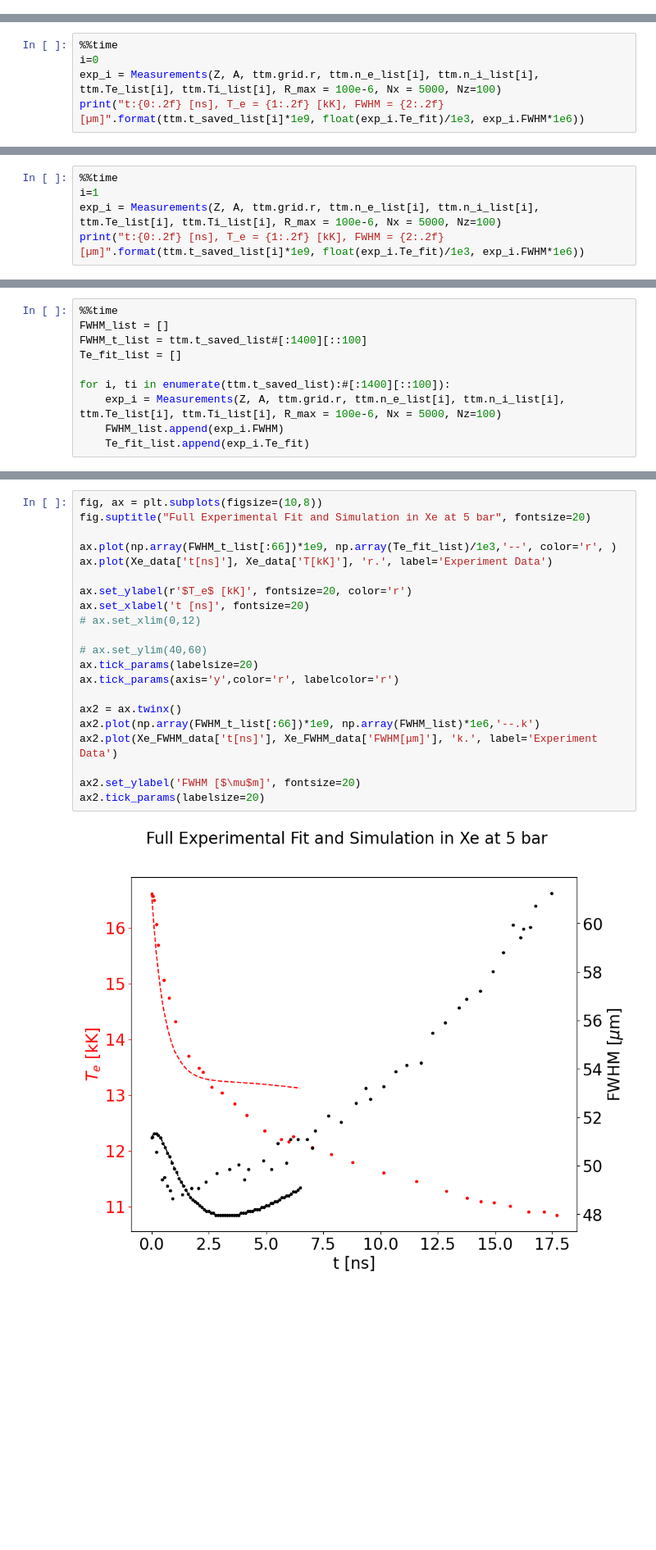
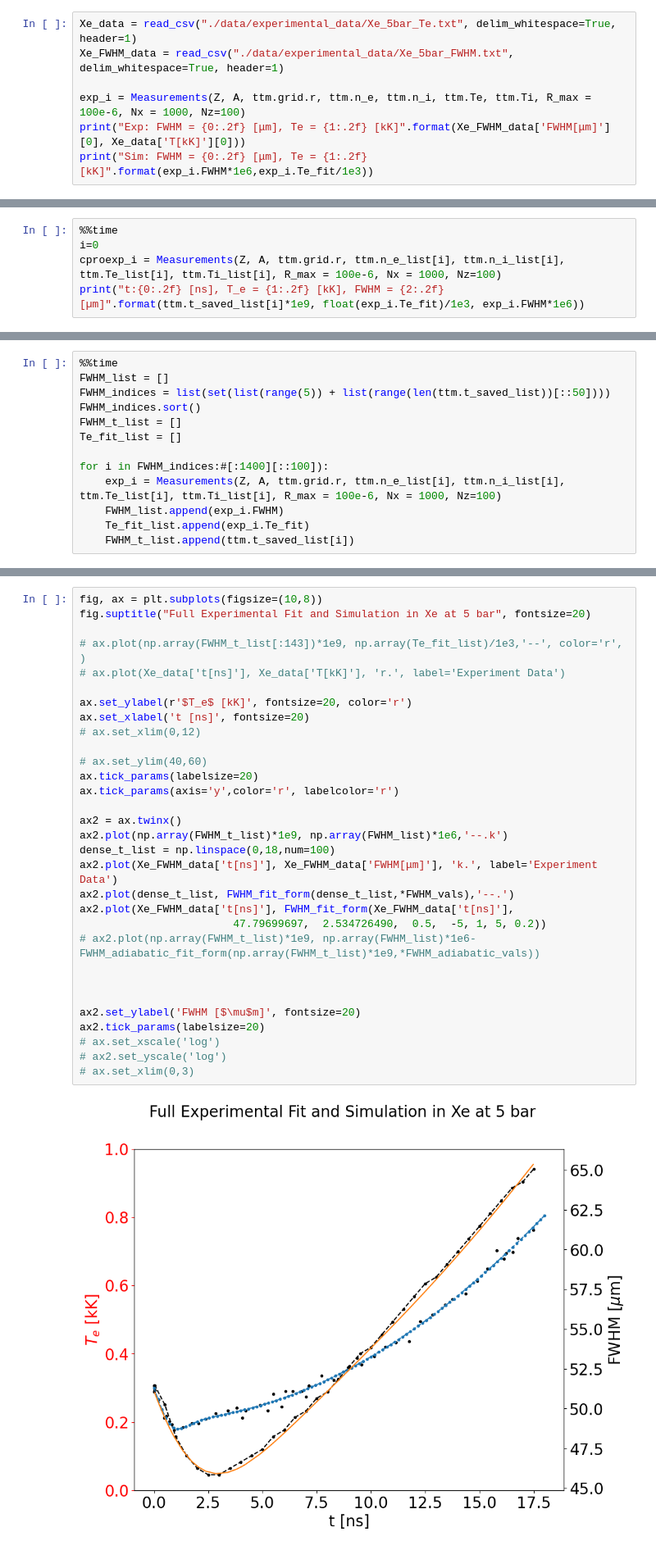
Before and after one commit to MurilloGroupMSU/Two-Temperature-Model, a Jupyter notebook: Xenon_Hydro_with_Absorption.ipynb, the cells around one changed output, grey strips where cells are left out. Shown at 82% size. Drawn from its saved outputs; the diff is of its cells as text; blank space fills up the shorter version.

```diff
--- a/Xenon_Hydro_with_Absorption.ipynb
+++ b/Xenon_Hydro_with_Absorption.ipynb
@@ -55,0 +64,7 @@ Te_max = 2.060e+04 K
+# %%
+Xe_data = read_csv("./data/experimental_data/Xe_5bar_Te.txt", delim_whitespace=True, header=1)
+Xe_FWHM_data = read_csv("./data/experimental_data/Xe_5bar_FWHM.txt", delim_whitespace=True, header=1)
+
+exp_i = Measurements(Z, A, ttm.grid.r, ttm.n_e, ttm.n_i, ttm.Te, ttm.Ti, R_max = 100e-6, Nx = 1000, Nz=100)
+print("Exp: FWHM = {0:.2f} [μm], Te = {1:.2f} [kK]".format(Xe_FWHM_data['FWHM[μm]'][0], Xe_data['T[kK]'][0]))
+print("Sim: FWHM = {0:.2f} [μm], Te = {1:.2f} [kK]".format(exp_i.FWHM*1e6,exp_i.Te_fit/1e3))
@@ -285,6 +139,6 @@ exp_measurement.plot_emissivity_and_intensity(exp_measurement.I_unnormalized_of_
 # %%
 %%time
 i=0
-exp_i = Measurements(Z, A, ttm.grid.r, ttm.n_e_list[i], ttm.n_i_list[i], ttm.Te_list[i], ttm.Ti_list[i], R_max = 100e-6, Nx = 5000, Nz=100)
+cproexp_i = Measurements(Z, A, ttm.grid.r, ttm.n_e_list[i], ttm.n_i_list[i], ttm.Te_list[i], ttm.Ti_list[i], R_max = 100e-6, Nx = 1000, Nz=100)
 print("t:{0:.2f} [ns], T_e = {1:.2f} [kK], FWHM = {2:.2f} [µm]".format(ttm.t_saved_list[i]*1e9, float(exp_i.Te_fit)/1e3, exp_i.FWHM*1e6))
 # %% [output]
@@ -294,5 +147,0 @@ Wall time: 16.6 s
-# %%
-%%time
-i=1
-exp_i = Measurements(Z, A, ttm.grid.r, ttm.n_e_list[i], ttm.n_i_list[i], ttm.Te_list[i], ttm.Ti_list[i], R_max = 100e-6, Nx = 5000, Nz=100)
-print("t:{0:.2f} [ns], T_e = {1:.2f} [kK], FWHM = {2:.2f} [µm]".format(ttm.t_saved_list[i]*1e9, float(exp_i.Te_fit)/1e3, exp_i.FWHM*1e6))
@@ -303,11 +150,14 @@ Wall time: 15.7 s
 # %%
 %%time
 FWHM_list = []
-FWHM_t_list = ttm.t_saved_list#[:1400][::100]
+FWHM_indices = list(set(list(range(5)) + list(range(len(ttm.t_saved_list))[::50])))
+FWHM_indices.sort()
+FWHM_t_list = []
 Te_fit_list = []
 
-for i, ti in enumerate(ttm.t_saved_list):#[:1400][::100]):
-    exp_i = Measurements(Z, A, ttm.grid.r, ttm.n_e_list[i], ttm.n_i_list[i], ttm.Te_list[i], ttm.Ti_list[i], R_max = 100e-6, Nx = 5000, Nz=100)
+for i in FWHM_indices:#[:1400][::100]):
+    exp_i = Measurements(Z, A, ttm.grid.r, ttm.n_e_list[i], ttm.n_i_list[i], ttm.Te_list[i], ttm.Ti_list[i], R_max = 100e-6, Nx = 1000, Nz=100)
     FWHM_list.append(exp_i.FWHM)
     Te_fit_list.append(exp_i.Te_fit)
+    FWHM_t_list.append(ttm.t_saved_list[i])
 # %% [output]
@@ -320,24 +168,34 @@ Xe_FWHM_data = read_csv("./data/experimental_data/Xe_5bar_FWHM.txt", delim_white
 # %%
 fig, ax = plt.subplots(figsize=(10,8))
 fig.suptitle("Full Experimental Fit and Simulation in Xe at 5 bar", fontsize=20)
 
-ax.plot(np.array(FWHM_t_list[:66])*1e9, np.array(Te_fit_list)/1e3,'--', color='r', )
-ax.plot(Xe_data['t[ns]'], Xe_data['T[kK]'], 'r.', label='Experiment Data')
+# ax.plot(np.array(FWHM_t_list[:143])*1e9, np.array(Te_fit_list)/1e3,'--', color='r', )
+# ax.plot(Xe_data['t[ns]'], Xe_data['T[kK]'], 'r.', label='Experiment Data')
 
 ax.set_ylabel(r'$T_e$ [kK]', fontsize=20, color='r')
 ax.set_xlabel('t [ns]', fontsize=20)
 # ax.set_xlim(0,12)
 
 # ax.set_ylim(40,60)
 ax.tick_params(labelsize=20)
 ax.tick_params(axis='y',color='r', labelcolor='r')
 
 ax2 = ax.twinx()
-ax2.plot(np.array(FWHM_t_list[:66])*1e9, np.array(FWHM_list)*1e6,'--.k')
+ax2.plot(np.array(FWHM_t_list)*1e9, np.array(FWHM_list)*1e6,'--.k')
+dense_t_list = np.linspace(0,18,num=100)
 ax2.plot(Xe_FWHM_data['t[ns]'], Xe_FWHM_data['FWHM[μm]'], 'k.', label='Experiment Data')
+ax2.plot(dense_t_list, FWHM_fit_form(dense_t_list,*FWHM_vals),'--.')
+ax2.plot(Xe_FWHM_data['t[ns]'], FWHM_fit_form(Xe_FWHM_data['t[ns]'],
+                        47.79699697,  2.534726490,  0.5,  -5, 1, 5, 0.2))
+# ax2.plot(np.array(FWHM_t_list)*1e9, np.array(FWHM_list)*1e6-FWHM_adiabatic_fit_form(np.array(FWHM_t_list)*1e9,*FWHM_adiabatic_vals))
+
+
 
 ax2.set_ylabel('FWHM [$\mu$m]', fontsize=20)
 ax2.tick_params(labelsize=20)
+# ax.set_xscale('log')
+# ax2.set_yscale('log')
+# ax.set_xlim(0,3)
 # %% [output]
-[figure, old version]
+[figure, new version]
 # %%
```
Also changed, not shown: parts of 20 cells of this notebook, 8 other files.
